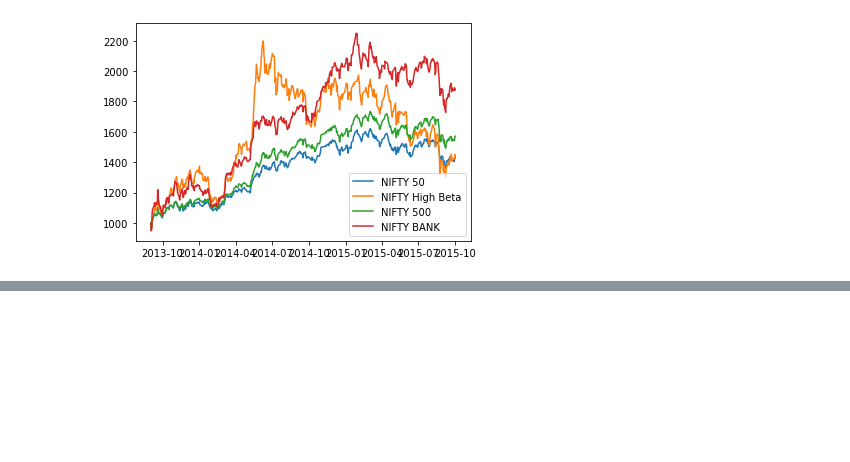
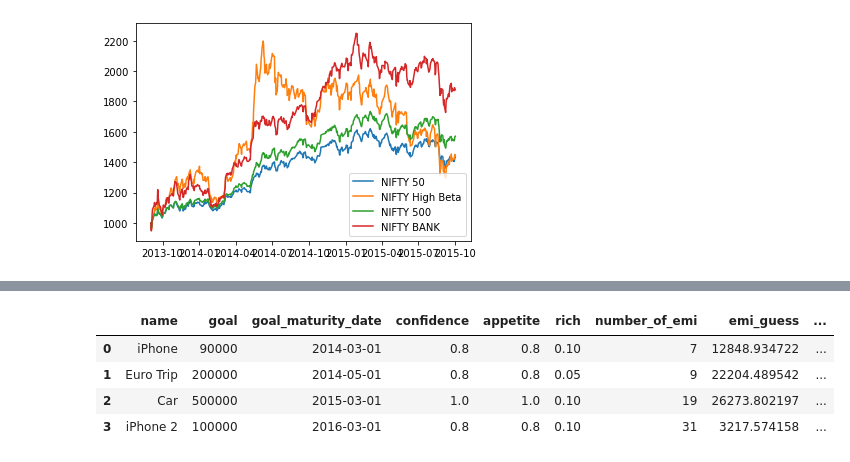
Before and after one commit to hiteshgulati/HG, a Jupyter notebook: alm_multiple_goals.ipynb, the cells around one changed output, grey strips where cells are left out. Cells and saved outputs as stored; diff of their text form; code cells hidden in the pictures; blank space fills up the shorter version.

Commit message:
updated maturity in multiple goals

```diff
--- a/alm_multiple_goals.ipynb
+++ b/alm_multiple_goals.ipynb
@@ -286,0 +347,8 @@ iPhone 2
+# %%
+goals
+# %% [output]
+|  | name | goal | goal_maturity_date | confidence | appetite | rich | number_of_emi | emi_guess | ... |
+| 0 | iPhone | 90000 | 2014-03-01 | 0.8 | 0.8 | 0.10 | 7 | 12848.934722 | ... |
+| 1 | Euro Trip | 200000 | 2014-05-01 | 0.8 | 0.8 | 0.05 | 9 | 22204.489542 | ... |
+| 2 | Car | 500000 | 2015-03-01 | 1.0 | 1.0 | 0.10 | 19 | 26273.802197 | ... |
+| 3 | iPhone 2 | 100000 | 2016-03-01 | 0.8 | 0.8 | 0.10 | 31 | 3217.574158 | ... |
```
Also changed, not shown: parts of 1 cell of this notebook, 9 other files.
